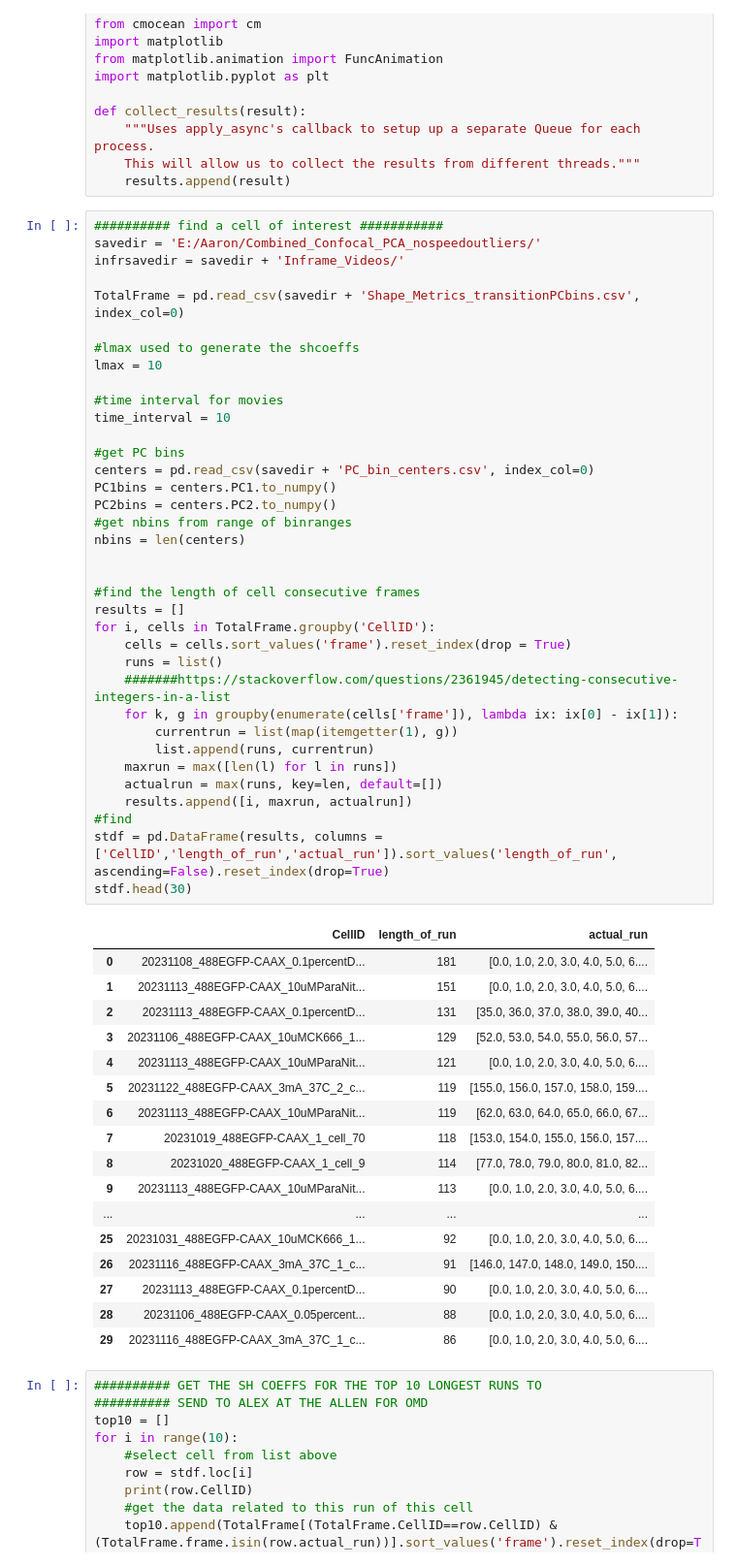
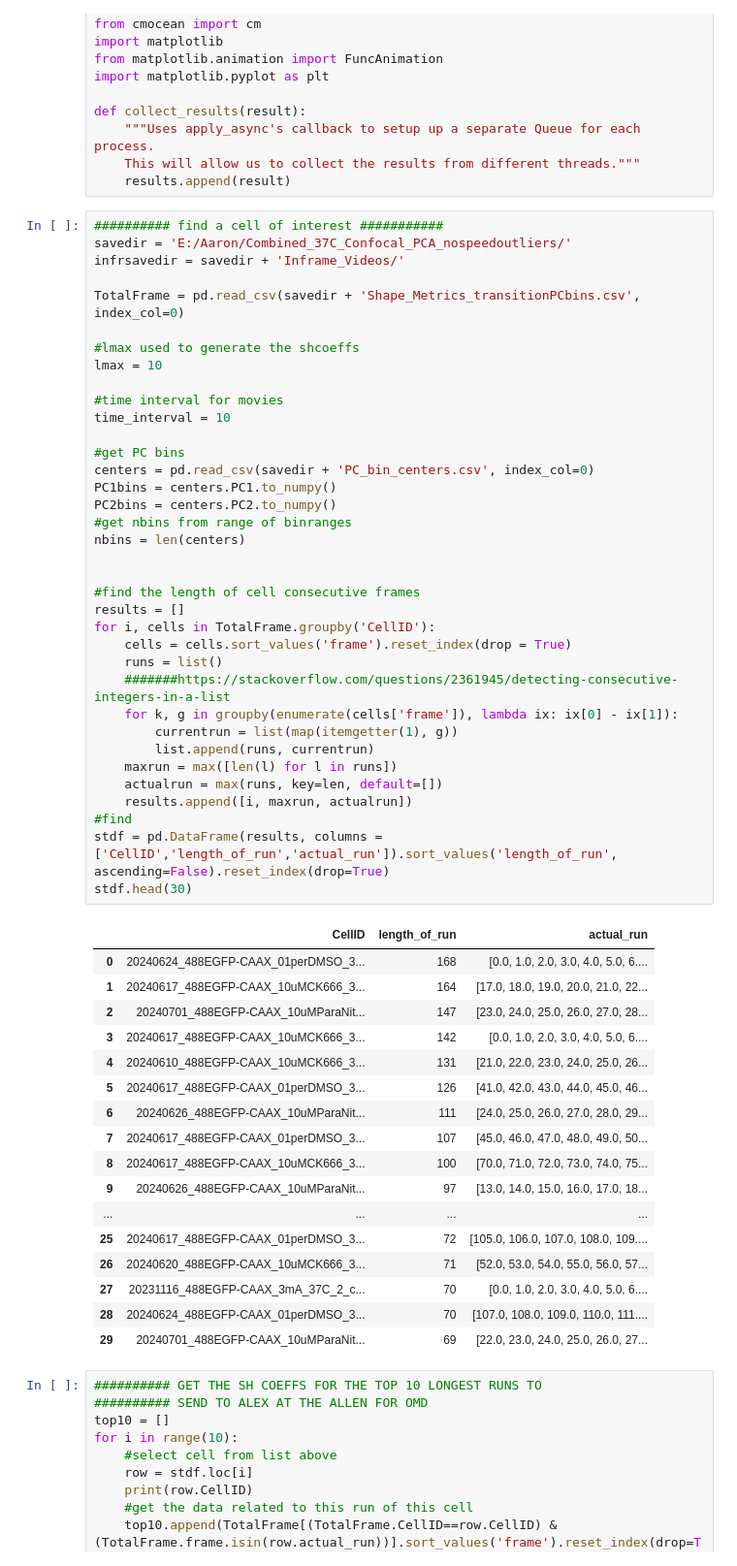
Before and after one commit to looneytunes2/NeutrophilShapeAnalysis, a Jupyter notebook: Notebooks/Visualize Stats and Images of Individual Cell Confocal.ipynb, the cells around one changed output. Shown at 97% size. Cells and saved outputs as stored; diff of their text form.

```diff
--- a/Notebooks/Visualize Stats and Images of Individual Cell Confocal.ipynb
+++ b/Notebooks/Visualize Stats and Images of Individual Cell Confocal.ipynb
@@ -23,7 +23,7 @@ def collect_results(result):
     results.append(result)
 # %%
 ########## find a cell of interest ###########
-savedir = 'E:/Aaron/Combined_Confocal_PCA_nospeedoutliers/'
+savedir = 'E:/Aaron/Combined_37C_Confocal_PCA_nospeedoutliers/'
 infrsavedir = savedir + 'Inframe_Videos/'
 
 TotalFrame = pd.read_csv(savedir + 'Shape_Metrics_transitionPCbins.csv', index_col=0)
@@ -32,49 +32,49 @@ TotalFrame = pd.read_csv(savedir + 'Shape_Metrics_transitionPCbins.csv', index_c
 lmax = 10
 
 #time interval for movies
 time_interval = 10
 
 #get PC bins
 centers = pd.read_csv(savedir + 'PC_bin_centers.csv', index_col=0)
 PC1bins = centers.PC1.to_numpy()
 PC2bins = centers.PC2.to_numpy()
 #get nbins from range of binranges
 nbins = len(centers)
 
 
 #find the length of cell consecutive frames
 results = []
 for i, cells in TotalFrame.groupby('CellID'):
     cells = cells.sort_values('frame').reset_index(drop = True)
     runs = list()
     #######https://stackoverflow.com/questions/2361945/detecting-consecutive-integers-in-a-list
     for k, g in groupby(enumerate(cells['frame']), lambda ix: ix[0] - ix[1]):
         currentrun = list(map(itemgetter(1), g))
         list.append(runs, currentrun)
     maxrun = max([len(l) for l in runs])
     actualrun = max(runs, key=len, default=[])
     results.append([i, maxrun, actualrun])
 #find
 stdf = pd.DataFrame(results, columns = ['CellID','length_of_run','actual_run']).sort_values('length_of_run', ascending=False).reset_index(drop=True)
 stdf.head(30)
 # %% [output]
 |  | CellID | length_of_run | actual_run |
-| 0 | 20231108_488EGFP-CAAX_0.1percentD... | 181 | [0.0, 1.0, 2.0, 3.0, 4.0, 5.0, 6.... |
-| 1 | 20231113_488EGFP-CAAX_10uMParaNit... | 151 | [0.0, 1.0, 2.0, 3.0, 4.0, 5.0, 6.... |
-| 2 | 20231113_488EGFP-CAAX_0.1percentD... | 131 | [35.0, 36.0, 37.0, 38.0, 39.0, 40... |
-| 3 | 20231106_488EGFP-CAAX_10uMCK666_1... | 129 | [52.0, 53.0, 54.0, 55.0, 56.0, 57... |
-| 4 | 20231113_488EGFP-CAAX_10uMParaNit... | 121 | [0.0, 1.0, 2.0, 3.0, 4.0, 5.0, 6.... |
-| 5 | 20231122_488EGFP-CAAX_3mA_37C_2_c... | 119 | [155.0, 156.0, 157.0, 158.0, 159.... |
-| 6 | 20231113_488EGFP-CAAX_10uMParaNit... | 119 | [62.0, 63.0, 64.0, 65.0, 66.0, 67... |
-| 7 | 20231019_488EGFP-CAAX_1_cell_70 | 118 | [153.0, 154.0, 155.0, 156.0, 157.... |
-| 8 | 20231020_488EGFP-CAAX_1_cell_9 | 114 | [77.0, 78.0, 79.0, 80.0, 81.0, 82... |
-| 9 | 20231113_488EGFP-CAAX_10uMParaNit... | 113 | [0.0, 1.0, 2.0, 3.0, 4.0, 5.0, 6.... |
+| 0 | 20240624_488EGFP-CAAX_01perDMSO_3... | 168 | [0.0, 1.0, 2.0, 3.0, 4.0, 5.0, 6.... |
+| 1 | 20240617_488EGFP-CAAX_10uMCK666_3... | 164 | [17.0, 18.0, 19.0, 20.0, 21.0, 22... |
+| 2 | 20240701_488EGFP-CAAX_10uMParaNit... | 147 | [23.0, 24.0, 25.0, 26.0, 27.0, 28... |
+| 3 | 20240617_488EGFP-CAAX_10uMCK666_3... | 142 | [0.0, 1.0, 2.0, 3.0, 4.0, 5.0, 6.... |
+| 4 | 20240610_488EGFP-CAAX_10uMCK666_3... | 131 | [21.0, 22.0, 23.0, 24.0, 25.0, 26... |
+| 5 | 20240617_488EGFP-CAAX_01perDMSO_3... | 126 | [41.0, 42.0, 43.0, 44.0, 45.0, 46... |
+| 6 | 20240626_488EGFP-CAAX_10uMParaNit... | 111 | [24.0, 25.0, 26.0, 27.0, 28.0, 29... |
+| 7 | 20240617_488EGFP-CAAX_01perDMSO_3... | 107 | [45.0, 46.0, 47.0, 48.0, 49.0, 50... |
+| 8 | 20240617_488EGFP-CAAX_10uMCK666_3... | 100 | [70.0, 71.0, 72.0, 73.0, 74.0, 75... |
+| 9 | 20240626_488EGFP-CAAX_10uMParaNit... | 97 | [13.0, 14.0, 15.0, 16.0, 17.0, 18... |
 | ... | ... | ... | ... |
-| 25 | 20231031_488EGFP-CAAX_10uMCK666_1... | 92 | [0.0, 1.0, 2.0, 3.0, 4.0, 5.0, 6.... |
-| 26 | 20231116_488EGFP-CAAX_3mA_37C_1_c... | 91 | [146.0, 147.0, 148.0, 149.0, 150.... |
-| 27 | 20231113_488EGFP-CAAX_0.1percentD... | 90 | [0.0, 1.0, 2.0, 3.0, 4.0, 5.0, 6.... |
-| 28 | 20231106_488EGFP-CAAX_0.05percent... | 88 | [0.0, 1.0, 2.0, 3.0, 4.0, 5.0, 6.... |
-| 29 | 20231116_488EGFP-CAAX_3mA_37C_1_c... | 86 | [0.0, 1.0, 2.0, 3.0, 4.0, 5.0, 6.... |
+| 25 | 20240617_488EGFP-CAAX_01perDMSO_3... | 72 | [105.0, 106.0, 107.0, 108.0, 109.... |
+| 26 | 20240620_488EGFP-CAAX_10uMCK666_3... | 71 | [52.0, 53.0, 54.0, 55.0, 56.0, 57... |
+| 27 | 20231116_488EGFP-CAAX_3mA_37C_2_c... | 70 | [0.0, 1.0, 2.0, 3.0, 4.0, 5.0, 6.... |
+| 28 | 20240624_488EGFP-CAAX_01perDMSO_3... | 70 | [107.0, 108.0, 109.0, 110.0, 111.... |
+| 29 | 20240701_488EGFP-CAAX_10uMParaNit... | 69 | [22.0, 23.0, 24.0, 25.0, 26.0, 27... |
 # %%
 ########## GET THE SH COEFFS FOR THE TOP 10 LONGEST RUNS TO
 ########## SEND TO ALEX AT THE ALLEN FOR OMD
```
Also changed, not shown: parts of 3 cells of this notebook, 17 other files.
